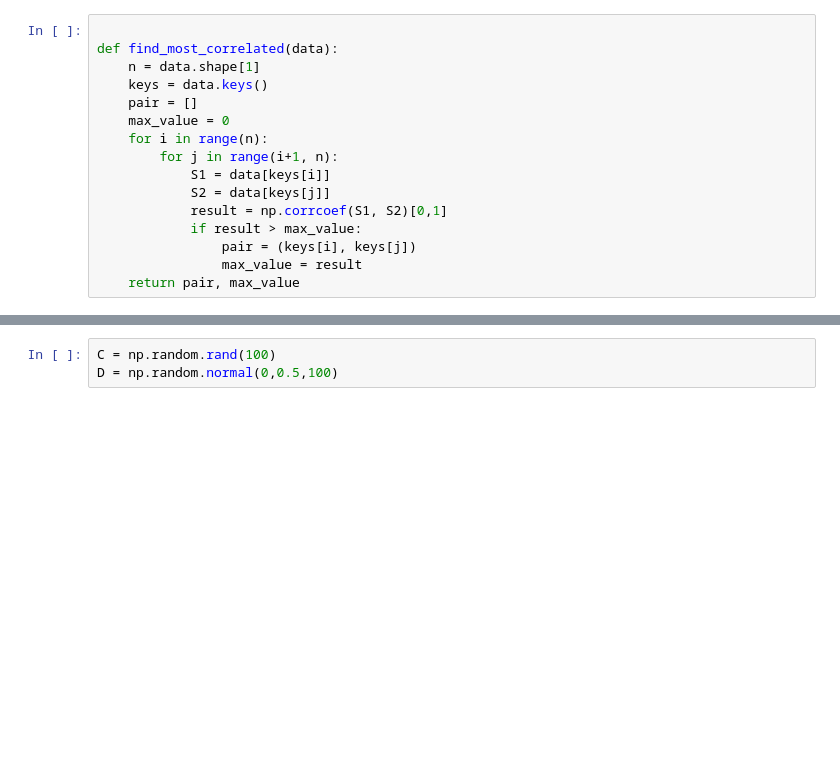
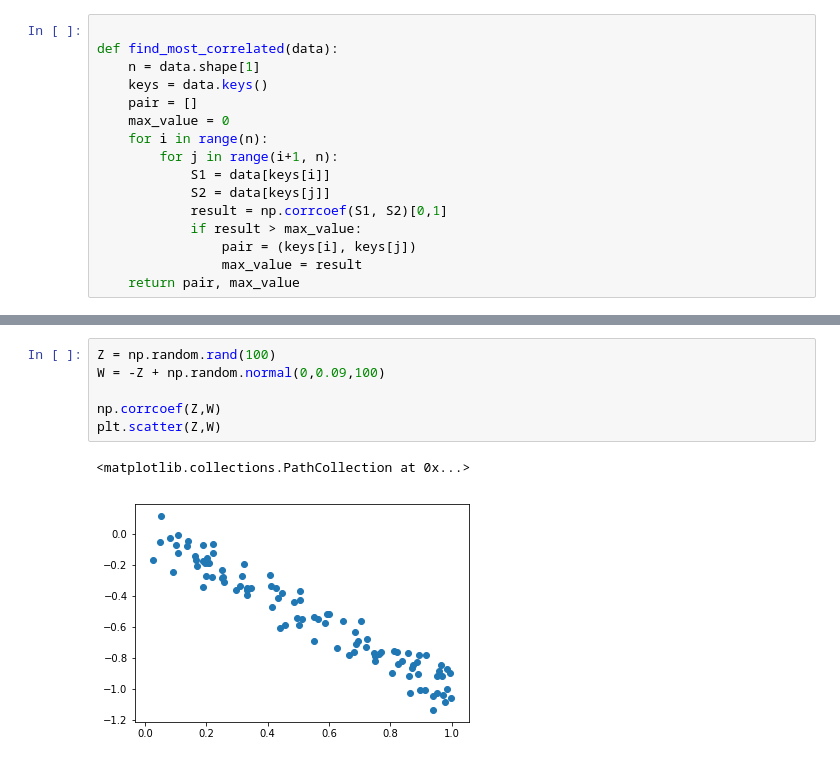
Before and after one commit to sidratulmontaha/python-practice, a Jupyter notebook: L9_linear_correlation_analysis_exercise.ipynb, the cells around one changed output, grey strips where cells are left out. Cells and saved outputs as stored; diff of their text form; blank space fills up the shorter version.

```diff
--- a/L9_linear_correlation_analysis_exercise.ipynb
+++ b/L9_linear_correlation_analysis_exercise.ipynb
@@ -35,3 +64,9 @@ print(np.corrcoef(A,B)[0,1])
 # %%
-C = np.random.rand(100)
-D = np.random.normal(0,0.5,100)
+Z = np.random.rand(100)
+W = -Z + np.random.normal(0,0.09,100)
+
+np.corrcoef(Z,W)
+plt.scatter(Z,W)
+# %% [output]
+<matplotlib.collections.PathCollection at 0x...>
+[figure, added]
```
Also changed, not shown: parts of 9 cells of this notebook.
